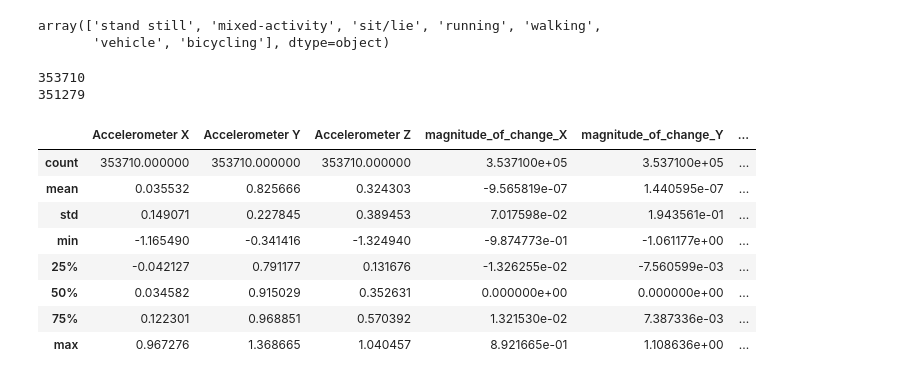
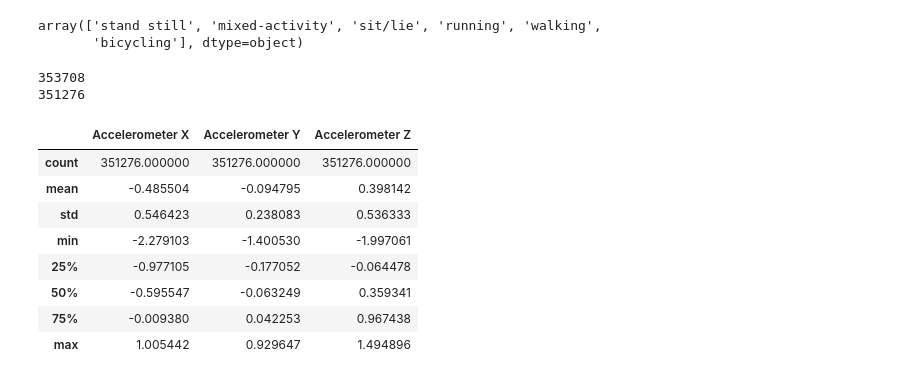
Before and after one commit to hglanz/DSFellow_KeadleMonitorStudies, a Jupyter notebook: hmm.ipynb, the cells around one changed output. Drawn from its saved outputs; the diff is of its cells as text; code cells hidden in the pictures.

```diff
--- a/hmm.ipynb
+++ b/hmm.ipynb
@@ -36,20 +99,31 @@ dtype: object
+# %%
+remove_vehicle = True
+if remove_vehicle:
+    df_chest["updated_activity"].replace("vehicle", "sit/lie", inplace=True)
+    df_thigh["updated_activity"].replace("vehicle", "sit/lie", inplace=True)
+
+individuals = False
+if individuals:
+    p = df_thigh["id"].unique()[0:2]
+    df_thigh = df_thigh[df_thigh["id"] == p[0]]
+    person2 = df_thigh[df_thigh["id"] == p[1]]
 # %%
 df_chest["updated_activity"].unique()
 # %% [output]
 array(['stand still', 'mixed-activity', 'sit/lie', 'running', 'walking',
-       'vehicle', 'bicycling'], dtype=object)
+       'bicycling'], dtype=object)
 # %%
 print(len(df_chest))
 print(len(df_thigh))
 # %% [output]
-353710
-351279
+353708
+351276
 # %%
-response_activity = "updated_activity"
+response_activity = "primary_intensity"
 
 categorical_variables = ["primary_behavior", "primary_posture", "primary_upperbody", "primary_intensity",
                          "secondary_behavior", "secondary_posture", "secondary_upperbody", "secondary_intensity",
-                         "type", "broad_activity", "detailed_activity", "act_type", "act_type_broad"]
+                         "type", "broad_activity", "detailed_activity", "updated_activity", "act_type", "act_type_broad"]
 
 float_variables = ["Accelerometer X", "Accelerometer Y", "Accelerometer Z",
                    "magnitude_of_change_X", "magnitude_of_change_Y", "magnitude_of_change_Z"]
@@ -59,21 +133,21 @@ int_variables = ["num_postures", "transition", "time_diff_seconds", "day_of_week
 datetime_variables = ["actual_datetime", "time", "actual_time", "start.time"]
 
 
-model_variables = ["Accelerometer X", "Accelerometer Y", "Accelerometer Z",
-                   "magnitude_of_change_X", "magnitude_of_change_Y", "magnitude_of_change_Z"]#,
+model_variables = ["Accelerometer X", "Accelerometer Y", "Accelerometer Z"]#,
+                   #"magnitude_of_change_X", "magnitude_of_change_Y", "magnitude_of_change_Z"]#,
                    #"time_diff_seconds", "day_of_week", "hour"]
 # %%
-df_chest[model_variables].describe()
+df_thigh[model_variables].describe()
 # %% [output]
-|  | Accelerometer X | Accelerometer Y | Accelerometer Z | magnitude_of_change_X | magnitude_of_change_Y | ... |
-| count | 353710.000000 | 353710.000000 | 353710.000000 | 3.537100e+05 | 3.537100e+05 | ... |
-| mean | 0.035532 | 0.825666 | 0.324303 | -9.565819e-07 | 1.440595e-07 | ... |
-| std | 0.149071 | 0.227845 | 0.389453 | 7.017598e-02 | 1.943561e-01 | ... |
-| min | -1.165490 | -0.341416 | -1.324940 | -9.874773e-01 | -1.061177e+00 | ... |
-| 25% | -0.042127 | 0.791177 | 0.131676 | -1.326255e-02 | -7.560599e-03 | ... |
-| 50% | 0.034582 | 0.915029 | 0.352631 | 0.000000e+00 | 0.000000e+00 | ... |
-| 75% | 0.122301 | 0.968851 | 0.570392 | 1.321530e-02 | 7.387336e-03 | ... |
-| max | 0.967276 | 1.368665 | 1.040457 | 8.921665e-01 | 1.108636e+00 | ... |
+|  | Accelerometer X | Accelerometer Y | Accelerometer Z |
+| count | 351276.000000 | 351276.000000 | 351276.000000 |
+| mean | -0.485504 | -0.094795 | 0.398142 |
+| std | 0.546423 | 0.238083 | 0.536333 |
+| min | -2.279103 | -1.400530 | -1.997061 |
+| 25% | -0.977105 | -0.177052 | -0.064478 |
+| 50% | -0.595547 | -0.063249 | 0.359341 |
+| 75% | -0.009380 | 0.042253 | 0.967438 |
+| max | 1.005442 | 0.929647 | 1.494896 |
 # %%
 from sklearn.feature_selection import SelectKBest, f_classif
 
```
Also changed, not shown: parts of 32 cells of this notebook, 2 other files.
